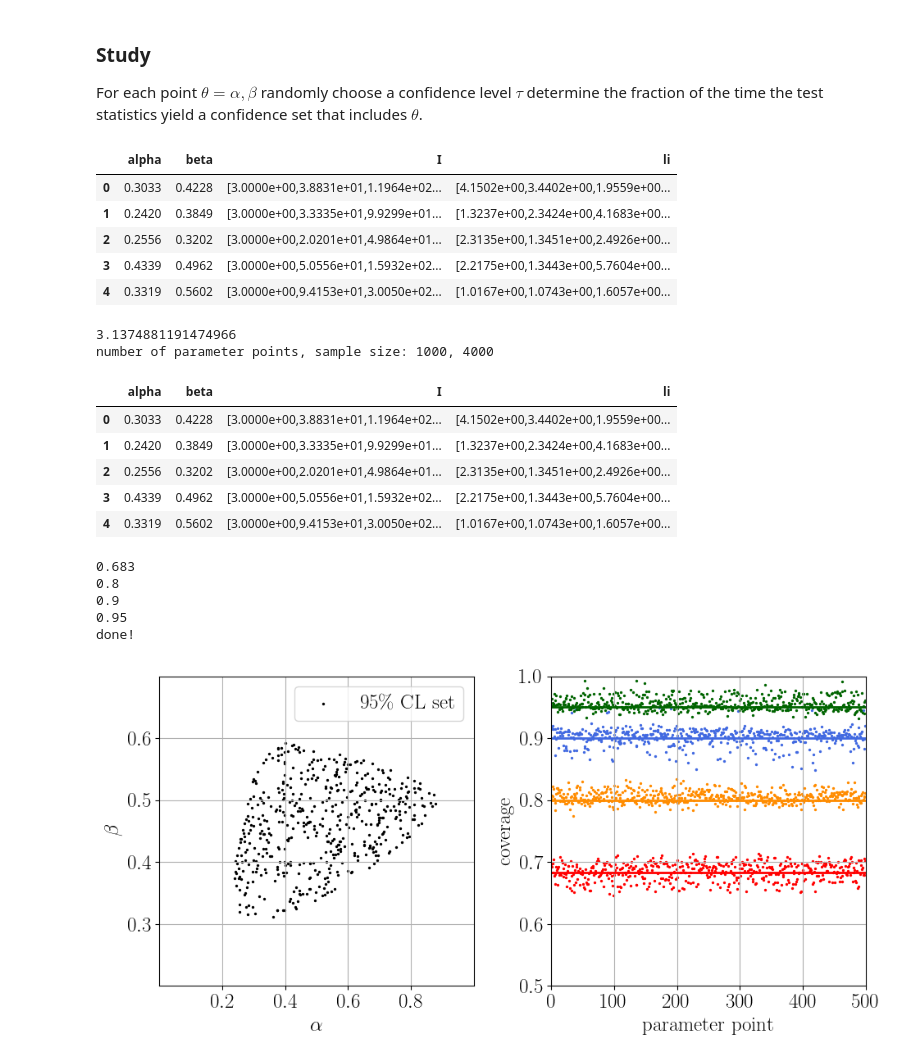
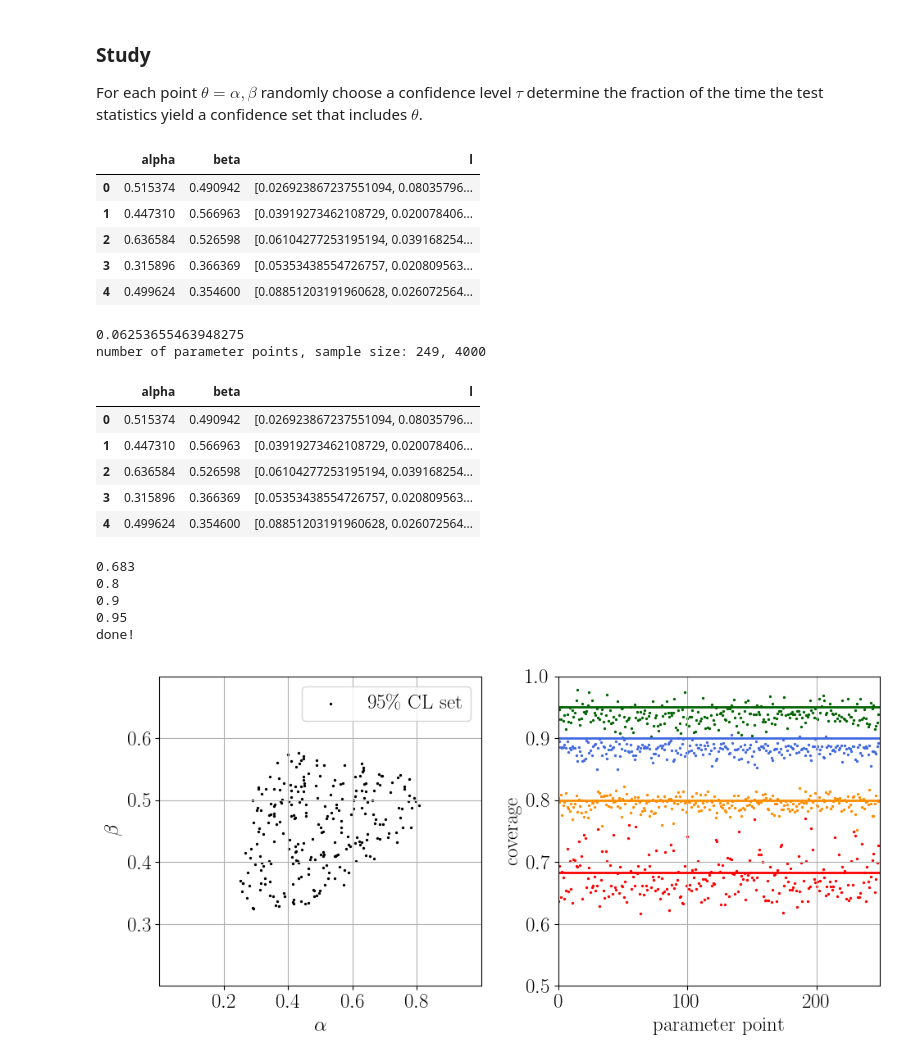
Before and after one commit to AliAlkadhim/ALFFI, a Jupyter notebook: SIR/src/3_SIR_coverage_check.ipynb, the cells around one changed output. Saved outputs shown, nothing was run; the diff lists cells and outputs as text; code cells hidden in the pictures.

```diff
--- a/SIR/src/3_SIR_coverage_check.ipynb
+++ b/SIR/src/3_SIR_coverage_check.ipynb
@@ -175,33 +173,33 @@ load: SIR_dnn_cdf_800K.dict
 ### Study
 For each point $\theta = \alpha, \beta$ randomly choose a confidence level $\tau$ determine the fraction of the time the test statistics yield a confidence set that includes $\theta$.
 # %%
-df    = pd.read_csv('SIR_coverage_study_data_N1000_K4000.csv')
+df    = pd.read_csv('../data/SIR_coverage_data.csv.gz')
 df[:5]
 # %% [output]
-|  | alpha | beta | I | li |
-| 0 | 0.3033 | 0.4228 | [3.0000e+00,3.8831e+01,1.1964e+02... | [4.1502e+00,3.4402e+00,1.9559e+00... |
-| 1 | 0.2420 | 0.3849 | [3.0000e+00,3.3335e+01,9.9299e+01... | [1.3237e+00,2.3424e+00,4.1683e+00... |
-| 2 | 0.2556 | 0.3202 | [3.0000e+00,2.0201e+01,4.9864e+01... | [2.3135e+00,1.3451e+00,2.4926e+00... |
-| 3 | 0.4339 | 0.4962 | [3.0000e+00,5.0556e+01,1.5932e+02... | [2.2175e+00,1.3443e+00,5.7604e+00... |
-| 4 | 0.3319 | 0.5602 | [3.0000e+00,9.4153e+01,3.0050e+02... | [1.0167e+00,1.0743e+00,1.6057e+00... |
+|  | alpha | beta | l |
+| 0 | 0.515374 | 0.490942 | [0.026923867237551094, 0.08035796... |
+| 1 | 0.447310 | 0.566963 | [0.03919273462108729, 0.020078406... |
+| 2 | 0.636584 | 0.526598 | [0.06104277253195194, 0.039168254... |
+| 3 | 0.315896 | 0.366369 | [0.05353438554726757, 0.020809563... |
+| 4 | 0.499624 | 0.354600 | [0.08851203191960628, 0.026072564... |
 # %%
 alpha = df['alpha'].to_numpy()
 beta  = df['beta'].to_numpy()
-li    = np.array([eval(x) for x in df.li])
+li    = np.array([eval(x) for x in df.l])
 N, K  = li.shape
 
 print(li.mean())
 print('number of parameter points, sample size: %d, %d' % (N, K))
 df[:5]
 # %% [output]
-3.1374881191474966
-number of parameter points, sample size: 1000, 4000
+0.06253655463948275
+number of parameter points, sample size: 249, 4000
-|  | alpha | beta | I | li |
-| 0 | 0.3033 | 0.4228 | [3.0000e+00,3.8831e+01,1.1964e+02... | [4.1502e+00,3.4402e+00,1.9559e+00... |
-| 1 | 0.2420 | 0.3849 | [3.0000e+00,3.3335e+01,9.9299e+01... | [1.3237e+00,2.3424e+00,4.1683e+00... |
-| 2 | 0.2556 | 0.3202 | [3.0000e+00,2.0201e+01,4.9864e+01... | [2.3135e+00,1.3451e+00,2.4926e+00... |
-| 3 | 0.4339 | 0.4962 | [3.0000e+00,5.0556e+01,1.5932e+02... | [2.2175e+00,1.3443e+00,5.7604e+00... |
-| 4 | 0.3319 | 0.5602 | [3.0000e+00,9.4153e+01,3.0050e+02... | [1.0167e+00,1.0743e+00,1.6057e+00... |
+|  | alpha | beta | l |
+| 0 | 0.515374 | 0.490942 | [0.026923867237551094, 0.08035796... |
+| 1 | 0.447310 | 0.566963 | [0.03919273462108729, 0.020078406... |
+| 2 | 0.636584 | 0.526598 | [0.06104277253195194, 0.039168254... |
+| 3 | 0.315896 | 0.366369 | [0.05353438554726757, 0.020809563... |
+| 4 | 0.499624 | 0.354600 | [0.08851203191960628, 0.026072564... |
 # %%
 def compute_coverage(cdf, l, alpha, beta, tau=0.683):
     # N: number of parameter points
@@ -218,8 +217,8 @@ def compute_coverage(cdf, l, alpha, beta, tau=0.683):
         ecov[j] = np.sqrt(cov[j]*(1 - cov[j])/K)
     return cov, ecov
 # %%
-N   = 500
-l   = np.array(li) / SIRdata.scale
+N   = len(li)
+l   = np.array(li)
 cov = []
 for t in [0.683, 0.80, 0.90, 0.95]:
     print(t)
@@ -234,7 +233,7 @@ print('done!')
 done!
 # %%
 def plot_coverage(x, y, N, cov, d,
-                  filename='fig_SIR_coverage.png',
+                  filename='../images/fig_SIR_coverage.png',
                          fgsize=(10, 5), ftsize=18):
 
     fig, axx = plt.subplots(nrows=1, ncols=2, figsize=fgsize)
@@ -269,7 +268,7 @@ def plot_coverage(x, y, N, cov, d,
     p  = np.arange(0, xmax, 1)
     ax = axx[1]
     ax.set_xlim(xmin, xmax)
-    ax.set_xticks(np.arange(0, 600, 100))
+    ax.set_xticks(np.arange(0, N, 100))
     ax.set_xlabel('parameter point', fontsize=ftsize)
 
     ax.set_ylim(0.5, 1)
@@ -286,15 +285,15 @@ def plot_coverage(x, y, N, cov, d,
     plt.tight_layout()
     plt.savefig(filename)
 # %%
-gfile = 'fig_SIR_coverage.pdf'
+gfile = '../images/fig_SIR_coverage.pdf'
 SIRdata.xmin = SIRdata.alpha_min
 SIRdata.xmax = SIRdata.alpha_max
 SIRdata.xlabel = '\\alpha'
 
 SIRdata.ymin = SIRdata.beta_min
 SIRdata.ymax = SIRdata.beta_max
 SIRdata.ylabel = '\\beta'
 
 plot_coverage(alpha, beta, N, cov, SIRdata, filename=gfile)
 # %% [output]
-[figure, old version]
+[figure, new version]
```
Also changed, not shown: parts of 4 cells of this notebook, 1 other file.
